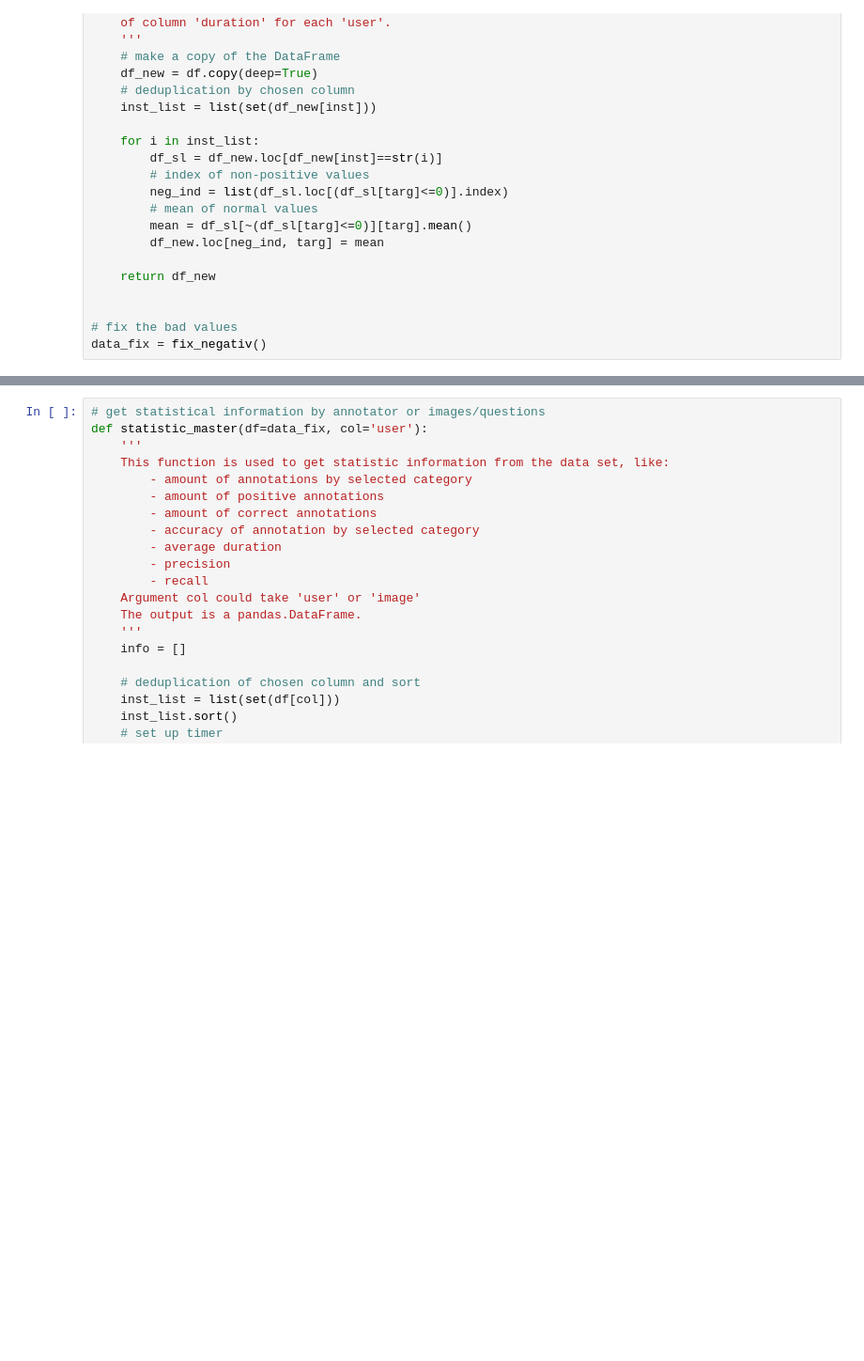
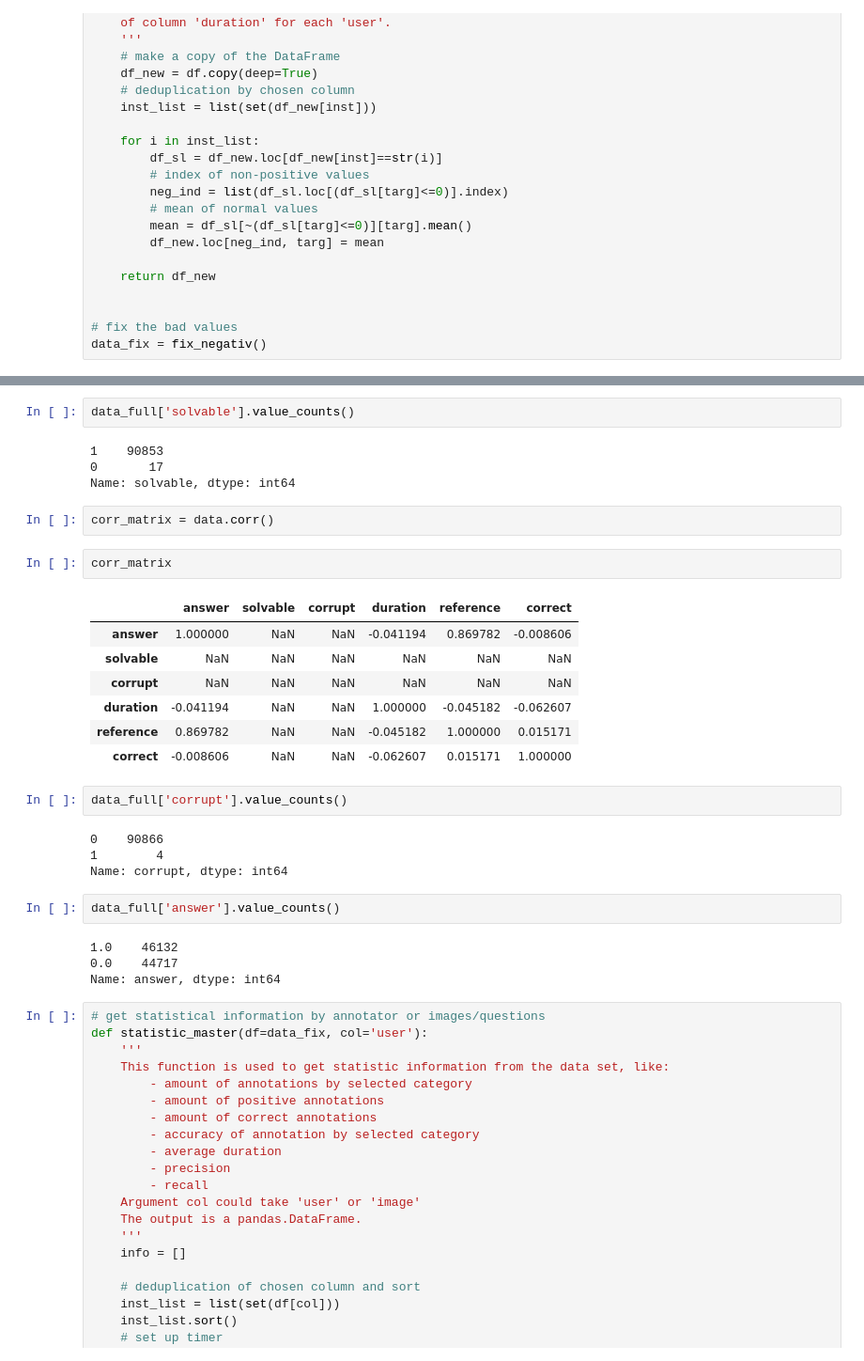
Before and after one commit to msm216/bicycle-annotator, a Jupyter notebook: bicycle_annotation.ipynb, the cells around one changed output, grey strips where cells are left out. Shown: that part at 94% size. Saved outputs shown, nothing was run; the diff lists cells and outputs as text; blank space fills up the shorter version.

```diff
--- a/bicycle_annotation.ipynb
+++ b/bicycle_annotation.ipynb
@@ -314,3 +371,33 @@ data_fix = fix_negativ()
+# %%
+data_full['solvable'].value_counts()
+# %% [output]
+1    90853
+0       17
+Name: solvable, dtype: int64
+# %%
+corr_matrix = data.corr()
+# %%
+corr_matrix
+# %% [output]
+|  | answer | solvable | corrupt | duration | reference | correct |
+| answer | 1.000000 | NaN | NaN | -0.041194 | 0.869782 | -0.008606 |
+| solvable | NaN | NaN | NaN | NaN | NaN | NaN |
+| corrupt | NaN | NaN | NaN | NaN | NaN | NaN |
+| duration | -0.041194 | NaN | NaN | 1.000000 | -0.045182 | -0.062607 |
+| reference | 0.869782 | NaN | NaN | -0.045182 | 1.000000 | 0.015171 |
+| correct | -0.008606 | NaN | NaN | -0.062607 | 0.015171 | 1.000000 |
+# %%
+data_full['corrupt'].value_counts()
+# %% [output]
+0    90866
+1        4
+Name: corrupt, dtype: int64
+# %%
+data_full['answer'].value_counts()
+# %% [output]
+1.0    46132
+0.0    44717
+Name: answer, dtype: int64
 # %%
 # get statistical information by annotator or images/questions
 def statistic_master(df=data_fix, col='user'):
```
Also changed, not shown: parts of 19 cells of this notebook, 1 other file.
